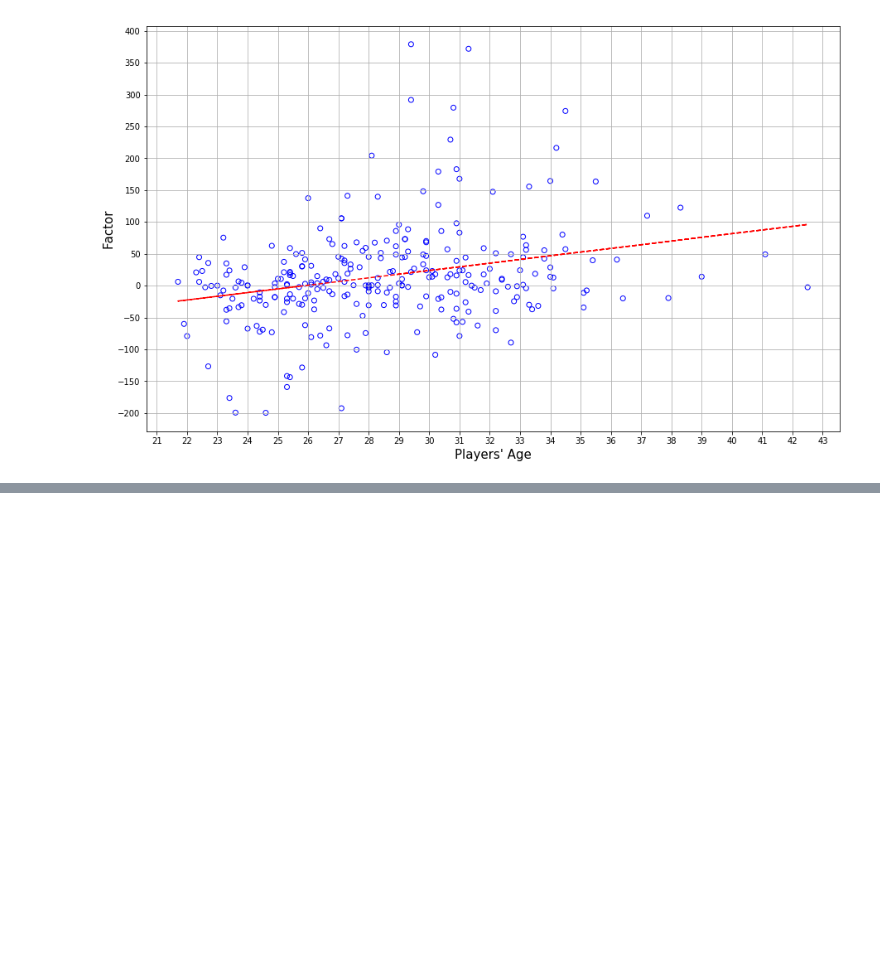
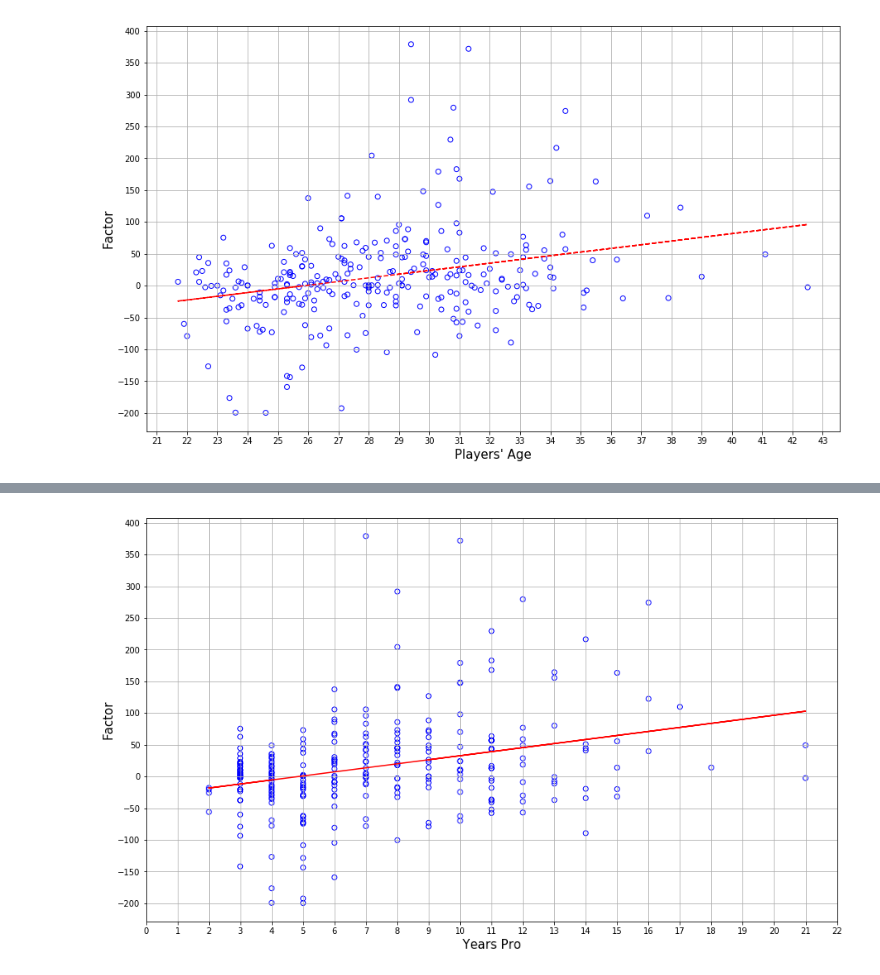
Before and after one commit to Fernandarangel23/Project-1---The-Jordans, a Jupyter notebook: NBA_Analysis.ipynb, the cells around one changed output, grey strips where cells are left out. Cells and saved outputs as stored; diff of their text form; code cells hidden in the pictures; blank space fills up the shorter version.

Commit message:
update plots

```diff
--- a/NBA_Analysis.ipynb
+++ b/NBA_Analysis.ipynb
@@ -145 +147,24 @@ plt.show()
 [figure]
+# %%
+x = df["Years Pro"]
+y = df["Factor"]
+
+x_axis = np.arange(0, 23)
+y_axis = np.arange(-200, 450, 50)
+
+plt.scatter(x, y, facecolors = "none", edgecolors = "blue")
+
+z = np.polyfit(x, y, 1)
+p = np.poly1d(z)
+plt.plot(x,p(x),"r-")
+
+fig3 = plt.gcf()
+fig3.set_size_inches(15, 9)
+plt.xticks(x_axis)
+plt.yticks(y_axis)
+plt.xlabel("Years Pro", fontsize = 15)
+plt.ylabel("Factor", fontsize = 15)
+plt.grid()
+plt.show()
+# %% [output]
+[figure, added]
```
Also changed, not shown: parts of 2 cells of this notebook.
